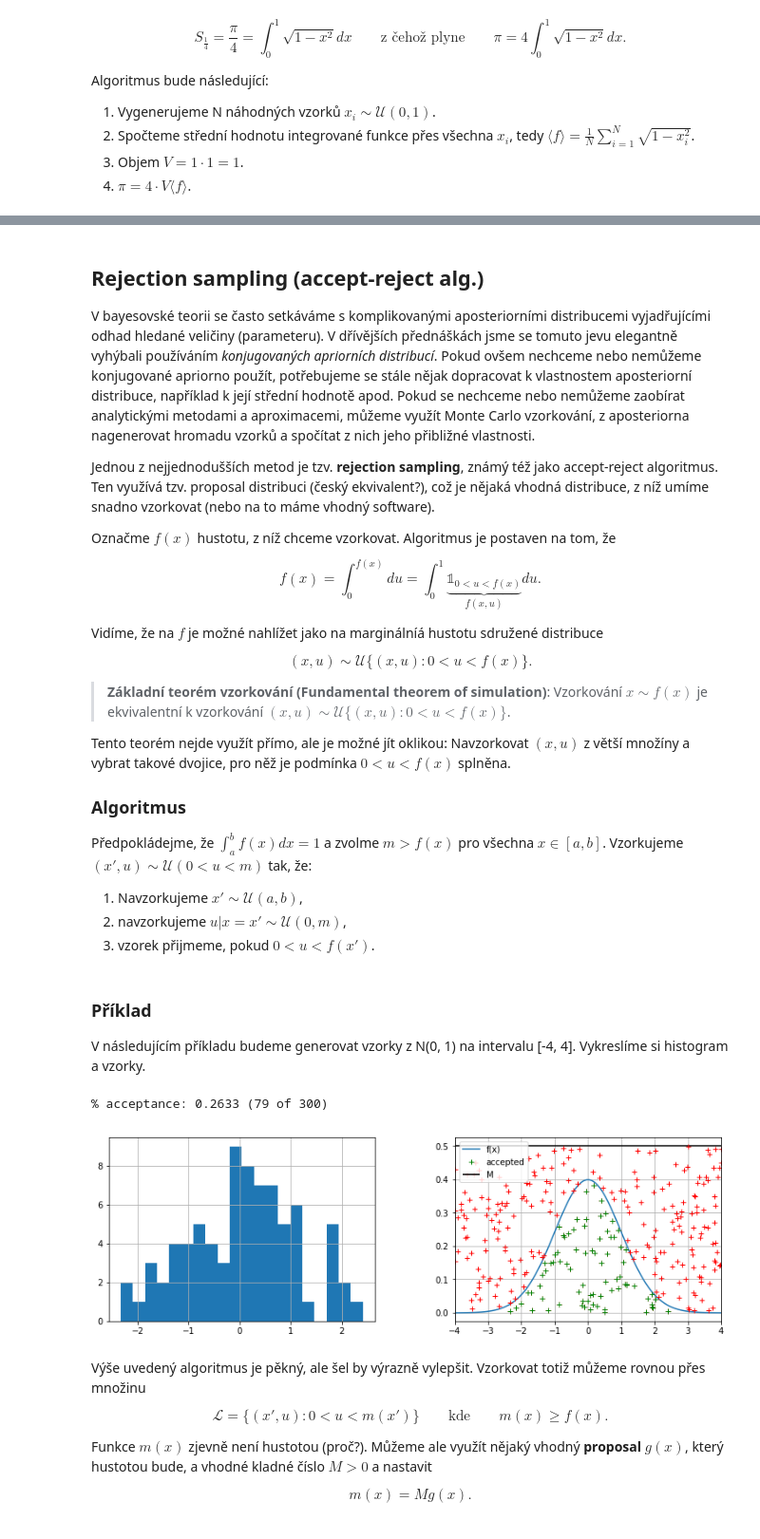
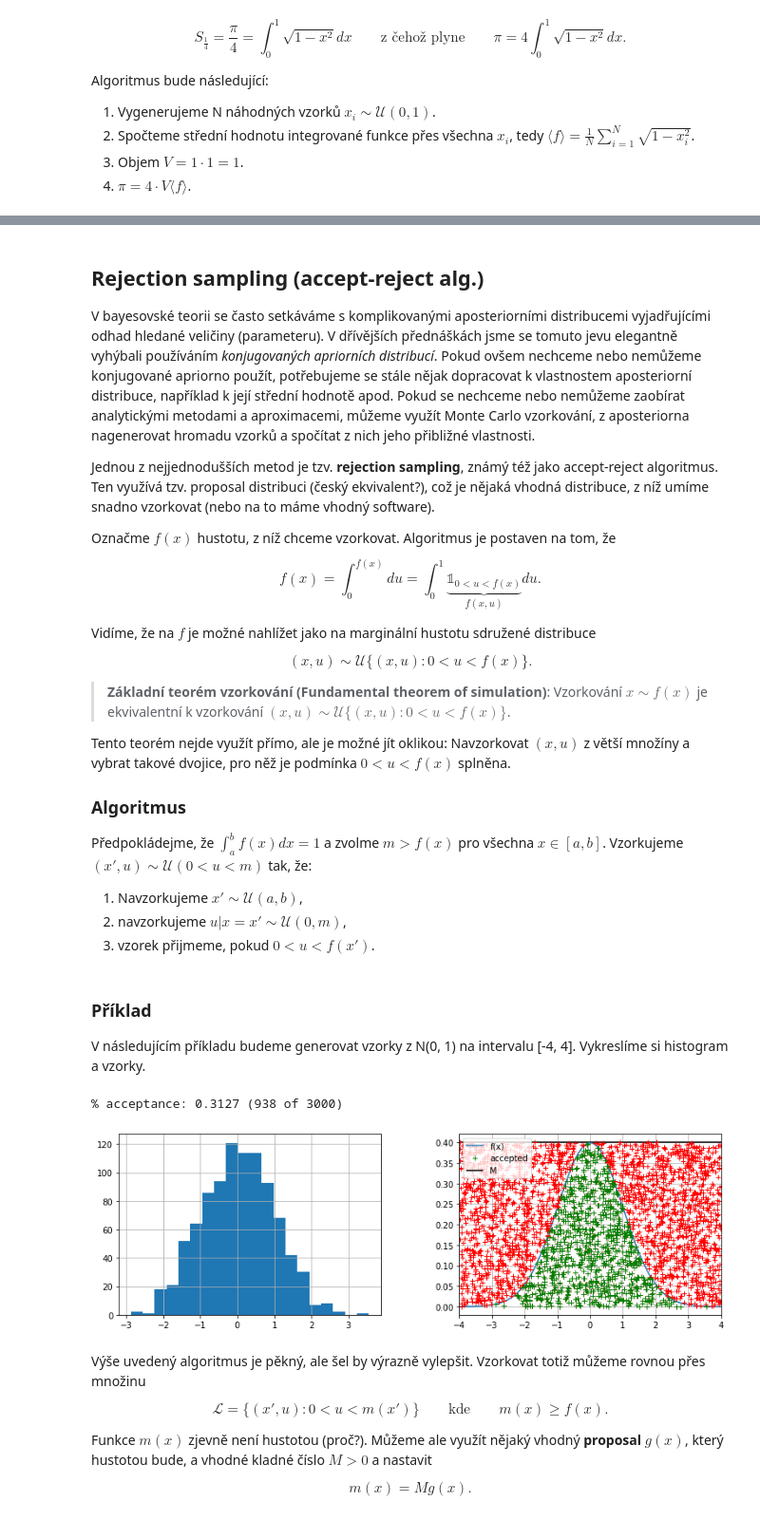
Before and after one commit to TaIos/bml, a Jupyter notebook: prednasky/Monte_Carlo_uvod_KD.ipynb, the cells around one changed output, grey strips where cells are left out. Shown at 95% size. Cells and saved outputs as stored; diff of their text form; code cells hidden in the pictures.

```diff
--- a/prednasky/Monte_Carlo_uvod_KD.ipynb
+++ b/prednasky/Monte_Carlo_uvod_KD.ipynb
@@ -141,7 +141,7 @@ $$
 f(x) = \int_0^{f(x)} du = \int_0^1 \underbrace{\mathbb{1}_{0<u<f(x)}}_{f(x,u)}du.
 $$
 
-Vidíme, že na $f$ je možné nahlížet jako na marginálníá hustotu sdružené distribuce
+Vidíme, že na $f$ je možné nahlížet jako na marginální hustotu sdružené distribuce
 
 $$
 (x, u) \sim \mathcal{U}\{(x, u): 0 < u < f(x)\}.
@@ -161,30 +161,30 @@ Předpokládejme, že $\int_a^b f(x)dx = 1$ a zvolme $m > f(x)$ pro všechna $x\
 
 V následujícím příkladu budeme generovat vzorky z N(0, 1) na intervalu [-4, 4]. Vykreslíme si histogram a vzorky.
 # %%
-nsamples = 300     ### Number of samples
-M = .5             ### M
+nsamples = 3000     ### Number of samples
+M = .4             ### M
 
 samples_u = np.random.uniform(low=0., high=M, size=nsamples)   # uniform samples
 samples_x = np.random.uniform(-4, 4, size=nsamples)            # proposal samples
 fx = norm.pdf(samples_x)                                       # value of f(x)
 accepted = np.where(samples_u < fx)[0]
 
 print("% acceptance: {0:.4f} ({1} of {2})".format(accepted.size/nsamples, accepted.size, nsamples))
 plt.figure(figsize=(13, 4))
 plt.subplot(121)
 plt.hist(samples_x[accepted], bins=20)
 plt.subplot(122)
 x = np.linspace(-4, 4, 100)
 plt.plot(x, norm.pdf(x), label='f(x)')
 plt.hlines(M, x.min(), x.max(), label='M')
 plt.plot(samples_x, samples_u, 'r+')
 plt.plot(samples_x[accepted], samples_u[accepted], 'g+', label='accepted')
 plt.xlim(-4, 4)
 plt.legend()
 plt.show()
 # %% [output]
-% acceptance: 0.2633 (79 of 300)
+% acceptance: 0.3127 (938 of 3000)
-[figure, old version]
+[figure, new version]
 # %% [markdown]
 Výše uvedený algoritmus je pěkný, ale šel by výrazně vylepšit. Vzorkovat totiž můžeme rovnou přes množinu
 
```
Also changed, not shown: parts of 11 cells of this notebook, 2 other files.
